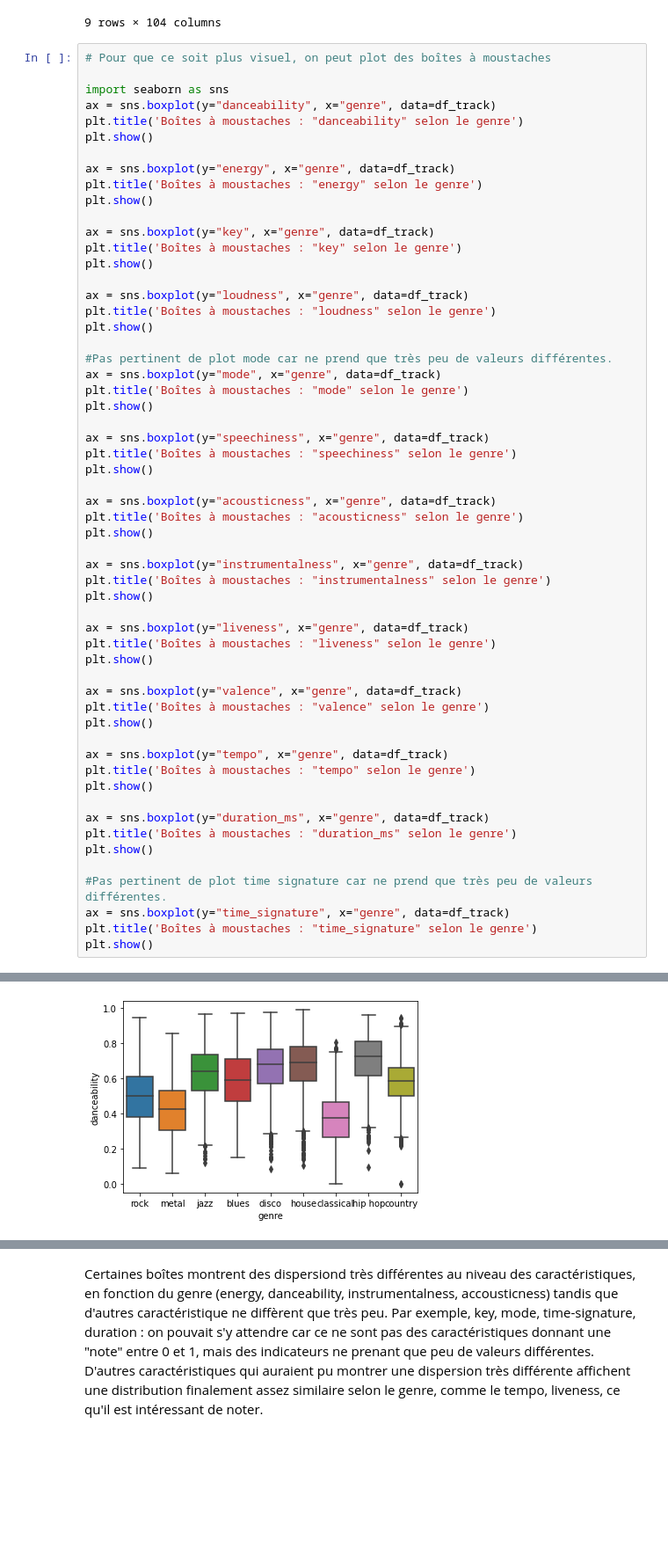
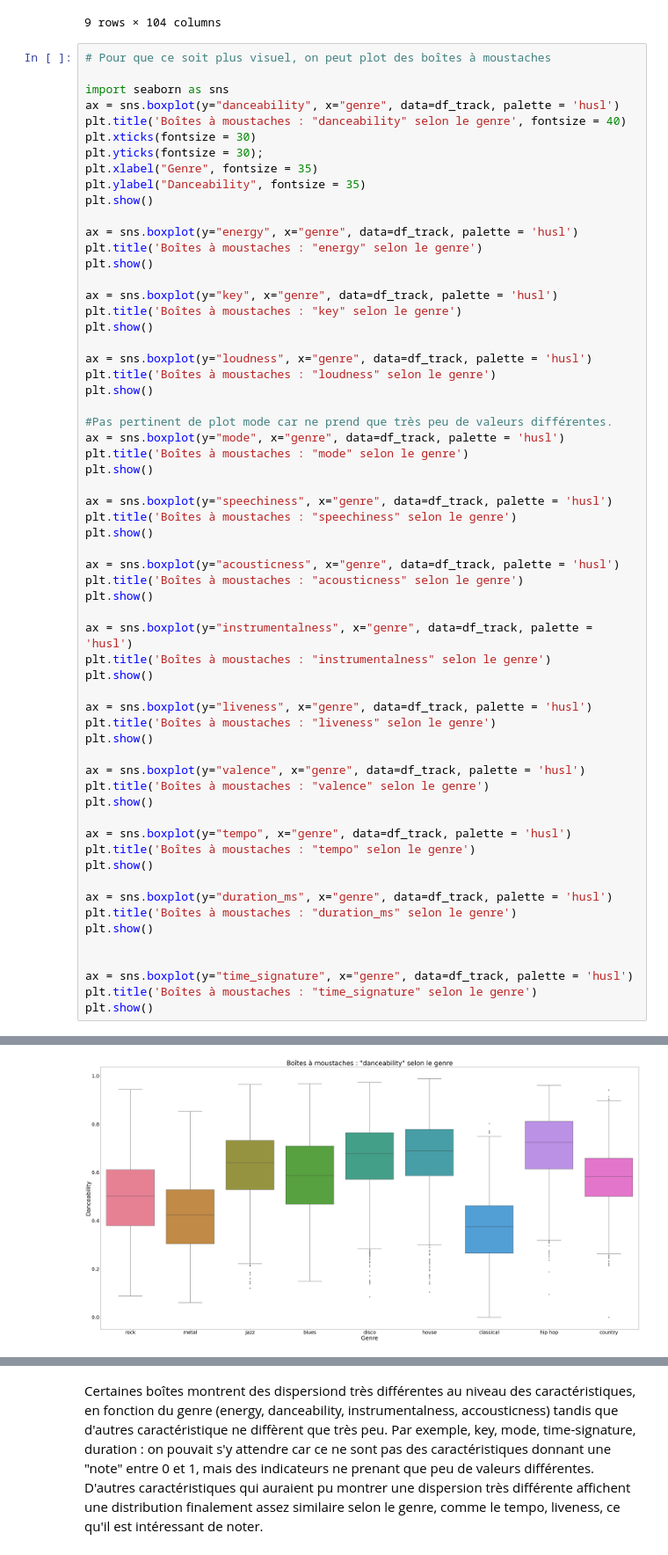
Before and after one commit to clemabed/Classification_de_genres_musicaux, a Jupyter notebook: Classification_genres_musicaux.ipynb, the cells around one changed output, grey strips where cells are left out. Shown at 88% size. Saved outputs shown, nothing was run; the diff lists cells and outputs as text; blank space fills up the shorter version.

```diff
--- a/Classification_genres_musicaux.ipynb
+++ b/Classification_genres_musicaux.ipynb
@@ -81,57 +89,61 @@ df_genres_describe
 # Pour que ce soit plus visuel, on peut plot des boîtes à moustaches
 
 import seaborn as sns
-ax = sns.boxplot(y="danceability", x="genre", data=df_track)
-plt.title('Boîtes à moustaches : "danceability" selon le genre')
+ax = sns.boxplot(y="danceability", x="genre", data=df_track, palette = 'husl')
+plt.title('Boîtes à moustaches : "danceability" selon le genre', fontsize = 40)
+plt.xticks(fontsize = 30)
+plt.yticks(fontsize = 30);
+plt.xlabel("Genre", fontsize = 35)
+plt.ylabel("Danceability", fontsize = 35)
 plt.show()
 
-ax = sns.boxplot(y="energy", x="genre", data=df_track)
+ax = sns.boxplot(y="energy", x="genre", data=df_track, palette = 'husl')
 plt.title('Boîtes à moustaches : "energy" selon le genre')
 plt.show()
 
-ax = sns.boxplot(y="key", x="genre", data=df_track)
+ax = sns.boxplot(y="key", x="genre", data=df_track, palette = 'husl')
 plt.title('Boîtes à moustaches : "key" selon le genre')
 plt.show()
 
-ax = sns.boxplot(y="loudness", x="genre", data=df_track)
+ax = sns.boxplot(y="loudness", x="genre", data=df_track, palette = 'husl')
 plt.title('Boîtes à moustaches : "loudness" selon le genre')
 plt.show()
 
 #Pas pertinent de plot mode car ne prend que très peu de valeurs différentes.
-ax = sns.boxplot(y="mode", x="genre", data=df_track)
+ax = sns.boxplot(y="mode", x="genre", data=df_track, palette = 'husl')
 plt.title('Boîtes à moustaches : "mode" selon le genre')
 plt.show()
 
-ax = sns.boxplot(y="speechiness", x="genre", data=df_track)
+ax = sns.boxplot(y="speechiness", x="genre", data=df_track, palette = 'husl')
 plt.title('Boîtes à moustaches : "speechiness" selon le genre')
 plt.show()
 
-ax = sns.boxplot(y="acousticness", x="genre", data=df_track)
+ax = sns.boxplot(y="acousticness", x="genre", data=df_track, palette = 'husl')
 plt.title('Boîtes à moustaches : "acousticness" selon le genre')
 plt.show()
 
-ax = sns.boxplot(y="instrumentalness", x="genre", data=df_track)
+ax = sns.boxplot(y="instrumentalness", x="genre", data=df_track, palette = 'husl')
 plt.title('Boîtes à moustaches : "instrumentalness" selon le genre')
 plt.show()
 
-ax = sns.boxplot(y="liveness", x="genre", data=df_track)
+ax = sns.boxplot(y="liveness", x="genre", data=df_track, palette = 'husl')
 plt.title('Boîtes à moustaches : "liveness" selon le genre')
 plt.show()
 
-ax = sns.boxplot(y="valence", x="genre", data=df_track)
+ax = sns.boxplot(y="valence", x="genre", data=df_track, palette = 'husl')
 plt.title('Boîtes à moustaches : "valence" selon le genre')
 plt.show()
 
-ax = sns.boxplot(y="tempo", x="genre", data=df_track)
+ax = sns.boxplot(y="tempo", x="genre", data=df_track, palette = 'husl')
 plt.title('Boîtes à moustaches : "tempo" selon le genre')
 plt.show()
 
-ax = sns.boxplot(y="duration_ms", x="genre", data=df_track)
+ax = sns.boxplot(y="duration_ms", x="genre", data=df_track, palette = 'husl')
 plt.title('Boîtes à moustaches : "duration_ms" selon le genre')
 plt.show()
 
-#Pas pertinent de plot time signature car ne prend que très peu de valeurs différentes.
-ax = sns.boxplot(y="time_signature", x="genre", data=df_track)
+
+ax = sns.boxplot(y="time_signature", x="genre", data=df_track, palette = 'husl')
 plt.title('Boîtes à moustaches : "time_signature" selon le genre')
 plt.show()
 # %% [output]
@@ -139 +150 @@ NameError: name 'plt' is not defined
-[figure, old version]
+[figure, new version]
```
Also changed, not shown: parts of 26 cells of this notebook, 2 other files.
